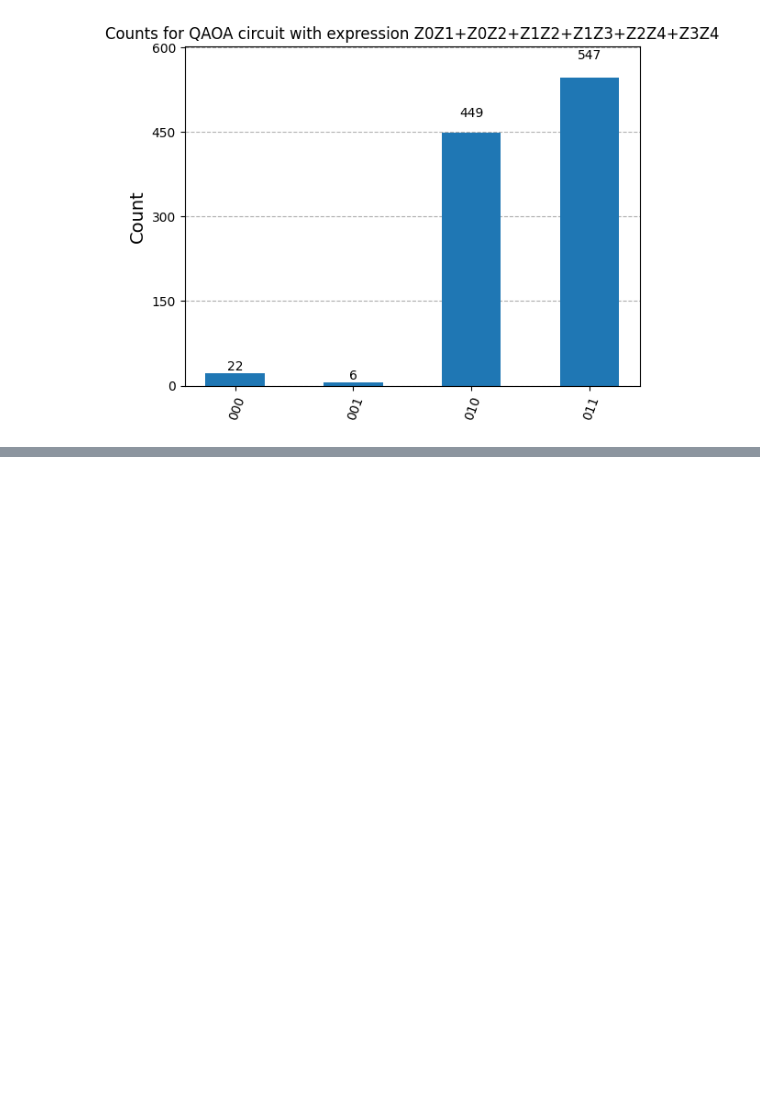
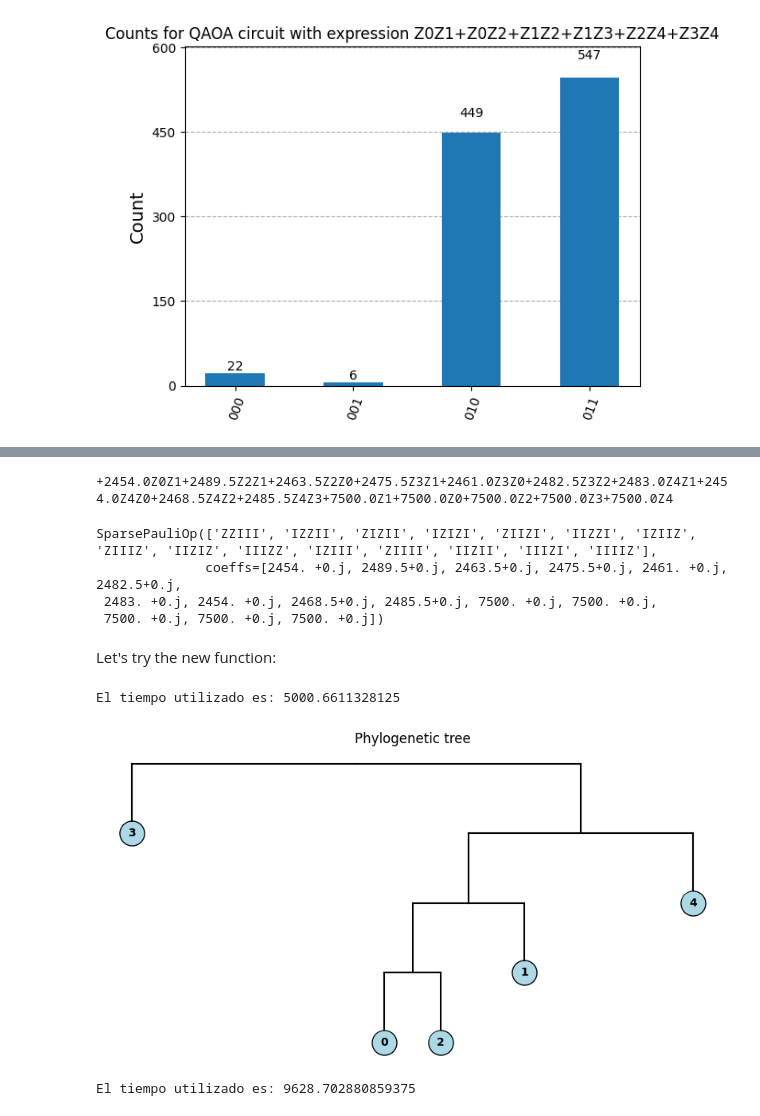
Before and after one commit to Nicofero/PhyloTree_ReConst, a Jupyter notebook: miscelaneous/new_qaoa.ipynb, the cells around one changed output, grey strips where cells are left out. Drawn from its saved outputs; the diff is of its cells as text; code cells hidden in the pictures; blank space fills up the shorter version.

Commit message:
Testing prepared

```diff
--- a/miscelaneous/new_qaoa.ipynb
+++ b/miscelaneous/new_qaoa.ipynb
@@ -498,0 +499,51 @@ Ok, so I think my program has something wrong, let's try to use this QAOA with t
+# %%
+import dimod
+matrix = np.array( [[ 0, 92, 73, 78, 92],
+                    [92,  0, 21, 49, 34],
+                    [73, 21,  0, 35, 63],
+                    [78, 49, 35,  0, 29],
+                    [92, 34, 63, 29,  0]])
+exp = prepare_exp(matrix,c=1)
+print(exp)
+# %% [output]
++2454.0Z0Z1+2489.5Z2Z1+2463.5Z2Z0+2475.5Z3Z1+2461.0Z3Z0+2482.5Z3Z2+2483.0Z4Z1+2454.0Z4Z0+2468.5Z4Z2+2485.5Z4Z3+7500.0Z1+7500.0Z0+7500.0Z2+7500.0Z3+7500.0Z4
+# %%
+def to_pauli_string(expr: str,size: int) -> SparsePauliOp:
+    """Convert a string expression to a SparsePauliOp.
+
+    Args:
+        expr (str): The expression in the form of '+coeff*Z0Z1+coeff*Z1Z2+...'.
+        size (int): The number of qubits in the system.
+
+    Returns:
+        SparsePauliOp: The corresponding SparsePauliOp representation.
+    """
+    # Handle the negative coefficients and ensure the expression is well-formed
+    expr = re.sub(r'(?<=[0-9])(-)(?=[0-9])','+-',expr)
+    if expr[0] == '+':
+        expr = expr[1:]
+    # Handle exponential like E+10 and E-10
+    expr = re.sub(r'([+-]?\d*\.?\d+)([Ee][+-]?\d+)', r'\1\2', expr)
+    expr = expr.replace(' ', '')  # Remove any spaces for easier parsing
+    terms = re.split(r'(?<=[0-9])(?:\+)(?=[0-9]|-|Z)', expr)
+    pauli_terms = []
+    for term in terms:
+        coeffs = term.split('Z')
+        coeffs[0] = float(coeffs[0]) if coeffs[0] else 1.0
+        pauli_string = 'I' * size  # Assuming size qubits
+        if coeffs[1:]:
+            for qubit in coeffs[1:]:
+                index = int(qubit)
+                pauli_string = pauli_string[:index] + 'Z' + pauli_string[index + 1:]
+        pauli_terms.append((pauli_string, coeffs[0]))
+    return SparsePauliOp.from_list(pauli_terms)
+# %%
+expr = "+2454.0Z0Z1+2489.5Z2Z1+2463.5Z2Z0+2475.5Z3Z1+2461.0Z3Z0+2482.5Z3Z2+2483.0Z4Z1+2454.0Z4Z0+2468.5Z4Z2+2485.5Z4Z3+7500.0Z1+7500.0Z0+7500.0Z2+7500.0Z3+7500.0Z4"
+to_pauli_string(expr, 5)
+# %% [output]
+SparsePauliOp(['ZZIII', 'IZZII', 'ZIZII', 'IZIZI', 'ZIIZI', 'IIZZI', 'IZIIZ', 'ZIIIZ', 'IIZIZ', 'IIIZZ', 'IZIII', 'ZIIII', 'IIZII', 'IIIZI', 'IIIIZ'],
+              coeffs=[2454. +0.j, 2489.5+0.j, 2463.5+0.j, 2475.5+0.j, 2461. +0.j, 2482.5+0.j,
+ 2483. +0.j, 2454. +0.j, 2468.5+0.j, 2485.5+0.j, 7500. +0.j, 7500. +0.j,
+ 7500. +0.j, 7500. +0.j, 7500. +0.j])
+# %% [markdown]
+Let's try the new function:
@@ -498,0 +646,22 @@ Ok, so I think my program has something wrong, let's try to use this QAOA with t
+# %%
+matrix = np.array( [[ 0, 92, 73, 78, 92],
+                    [92,  0, 21, 49, 34],
+                    [73, 21,  0, 35, 63],
+                    [78, 49, 35,  0, 29],
+                    [92, 34, 63, 29,  0]])
+timer = Timer(0.0)
+tree = qaoa_phylo_tree_qiskit(matrix,timer = timer)
+print(f'El tiempo utilizado es: {timer}')
+tree.display_tree()
+# %% [output]
+El tiempo utilizado es: 5000.6611328125
+[figure, added]
+# %%
+# Test with size 8 matrix
+matrix = np.load(f'../matrices/8/matrix_1822.npy')
+timer = Timer(0.0)
+tree = qaoa_phylo_tree_qiskit(matrix,timer = timer)
+print(f'El tiempo utilizado es: {timer}')
+tree.create_newick_file('phylo_tree_8.txt')
+# %% [output]
+El tiempo utilizado es: 9628.702880859375
```
Also changed, not shown: parts of 6 cells of this notebook, 3 other files.
